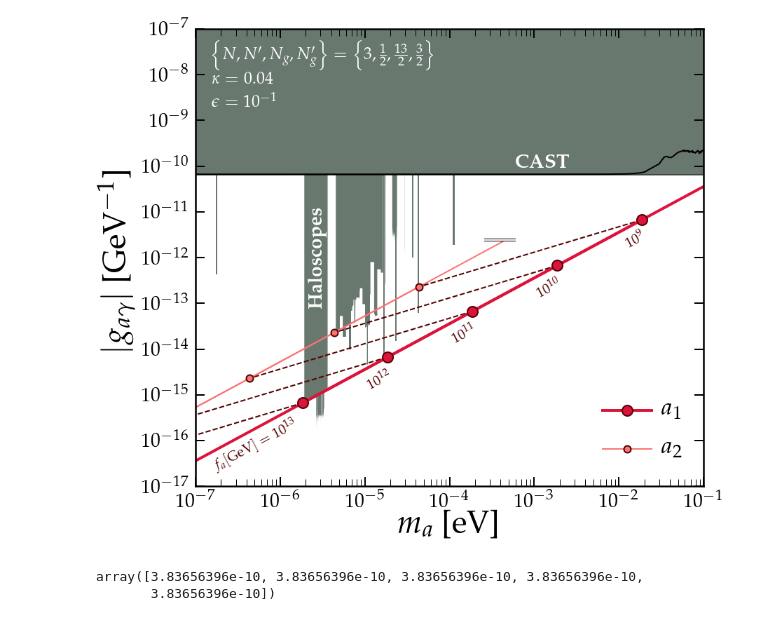
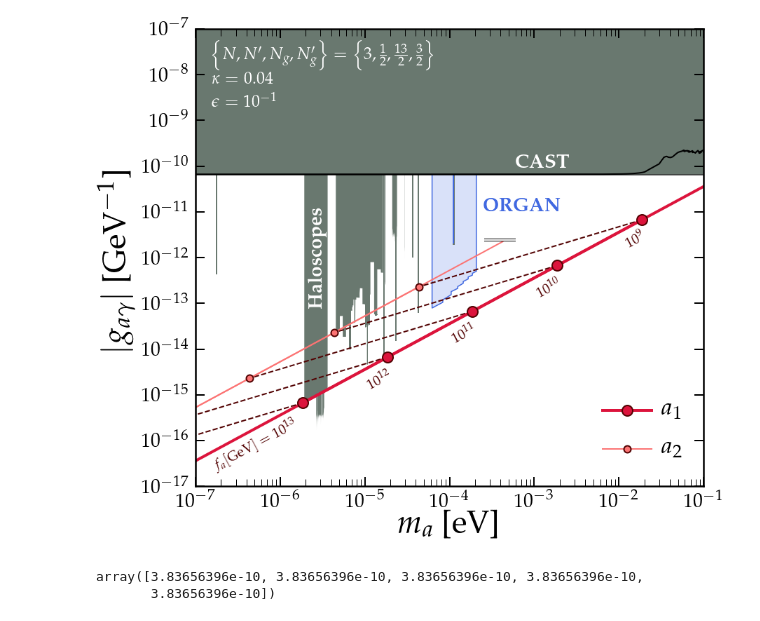
Before and after one commit to cajohare/CompAxion, a Jupyter notebook: Couplings.ipynb, the cells around one changed output. Saved outputs shown, nothing was run; the diff lists cells and outputs as text; code cells hidden in the pictures.

```diff
--- a/Couplings.ipynb
+++ b/Couplings.ipynb
@@ -14,6 +14,9 @@ fig,ax = MySquarePlot(r'$m_a$ [eV]','$|g_{a\gamma}|$ [GeV$^{-1}$]',tfs=28)
 AxionPhoton.Helioscopes(ax,text_on=False,col='#69786f')
 AxionPhoton.HaloscopesUniform(ax,text_on=False,col='#69786f')
 AxionPhoton.HorizontalBranch(ax,text_on=False,col='#69786f')
+
+AxionPhoton.ORGAN(ax,projection=True,text_on=False,col='royalblue')
+plt.text(2.5e-4,1e-11,r'{\bf ORGAN}',color='royalblue')
 
 col1 = 'crimson'
 col2 = '#fc7474'
@@ -43,34 +46,34 @@ plt.plot([amax(mf2)*(1-0.4),amax(mf2)*(1+0.4)],[amax(gf2)*(1+0.16),amax(gf2)*(1+
 fs = 20
 plt.text(m1[0]/1.2,g1[0]/4,r'$f_a {\rm [GeV]} = 10^{13}$',color=edgecol,fontsize=fs,rotation=28,ha='right',rotation_mode='anchor')
 plt.text(m1[1]/1.8,g1[1]/5,r'$10^{12}$',color=edgecol,fontsize=fs,rotation=28)
 plt.text(m1[2]/1.8,g1[2]/5,r'$10^{11}$',color=edgecol,fontsize=fs,rotation=28)
 plt.text(m1[3]/1.8,g1[3]/5,r'$10^{10}$',color=edgecol,fontsize=fs,rotation=28)
 plt.text(m1[4]/1.6,g1[4]/4,r'$10^{9}$',color=edgecol,fontsize=fs,rotation=28)
 
 
 plt.text(6e-4,0.9e-10,r'{\bf CAST}',color='w')
 plt.text(2.1e-6,1e-13,r'{\bf Haloscopes}',rotation=90,color='w')
 
 
 sp = 0.03
 fs = 24
 yt = 0.82
 plt.gcf().text(0.15,yt-2.3*sp,r'$\epsilon= 10^{-1}$',color='w',fontsize=fs)
 plt.gcf().text(0.15,yt-sp,r'$\kappa = 0.04$',color='w',fontsize=fs)
 plt.gcf().text(0.15,yt,r'$\left\{N,N^\prime,N_g,N^\prime_g\right\} = \left\{3,\frac{1}{2},\frac{13}{2},\frac{3}{2}\right\}$',color='w',fontsize=fs)
 
 ax.set_xscale('log')
 ax.set_yscale('log')
 ax.set_xlim([1e-7,1e-1])
 ax.set_ylim([1e-17,1e-7])
 ax.set_yticks(10.0**arange(-17,-6));
 
 plt.legend(frameon=False,loc='lower right',fontsize=35,handletextpad=0.4)
 
 
 MySaveFig(fig,'Couplings')
 # %% [output]
-[figure, old version]
+[figure, new version]
 # %%
 
 K_QCD = 1.69e-5 # GeV^4
```
Also changed, not shown: 8 other files.
